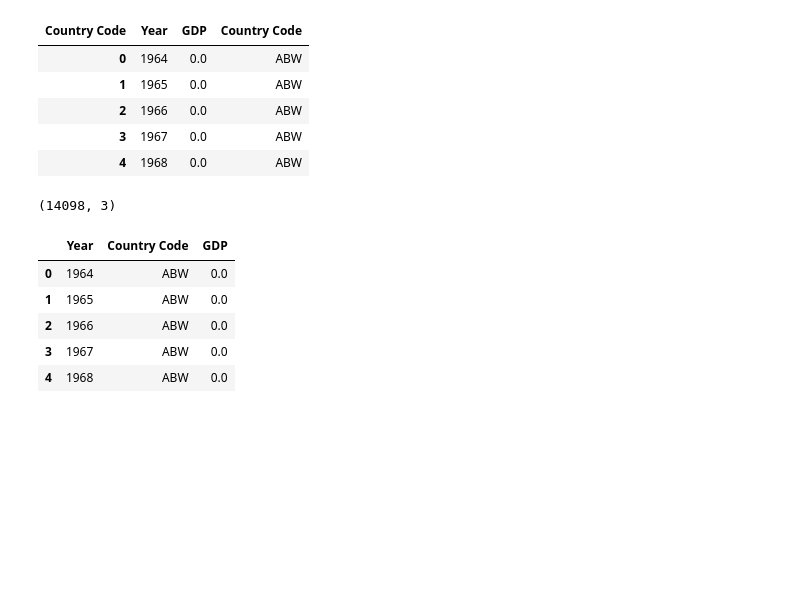
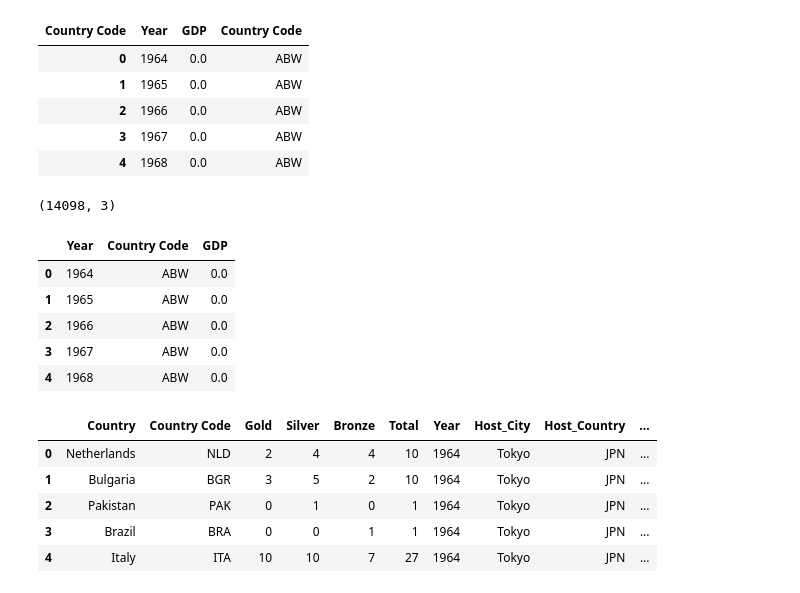
Before and after one commit to johnt1311/Olympics, a Jupyter notebook: Trey_Graham/country_code_cleaning.ipynb, the cells around one changed output. Saved outputs shown, nothing was run; the diff lists cells and outputs as text; code cells hidden in the pictures; blank space fills up the shorter version.

Commit message:
country codes

```diff
--- a/Trey_Graham/country_code_cleaning.ipynb
+++ b/Trey_Graham/country_code_cleaning.ipynb
@@ -517,3 +516,14 @@ formatted_gdp_data.head()
 formatted_gdp_data.to_csv(fr"{folder}\08-03-21_GDP_Data.csv", index=False)
 # %%
 # merge the GDP data with the medal counts and see if there is a noticeable difference.
+
+# load the medal count with GDP data
+medal_count_GDP = pd.read_csv(r"C:\Users\tgrah\DataBootcamp\Analysis_Projects\20_Project_Collection_Folder\20-Final_Project\Olympics\Olympics\Trey_Graham\Reviews_Edits\7-29-2021-medal_count_with_GDP.csv")
+medal_count_GDP.head()
+# %% [output]
+|  | Country | Country Code | Gold | Silver | Bronze | Total | Year | Host_City | Host_Country | ... |
+| 0 | Netherlands | NLD | 2 | 4 | 4 | 10 | 1964 | Tokyo | JPN | ... |
+| 1 | Bulgaria | BGR | 3 | 5 | 2 | 10 | 1964 | Tokyo | JPN | ... |
+| 2 | Pakistan | PAK | 0 | 1 | 0 | 1 | 1964 | Tokyo | JPN | ... |
+| 3 | Brazil | BRA | 0 | 0 | 1 | 1 | 1964 | Tokyo | JPN | ... |
+| 4 | Italy | ITA | 10 | 10 | 7 | 27 | 1964 | Tokyo | JPN | ... |
```
Also changed, not shown: parts of 6 cells of this notebook, 6 other files.
